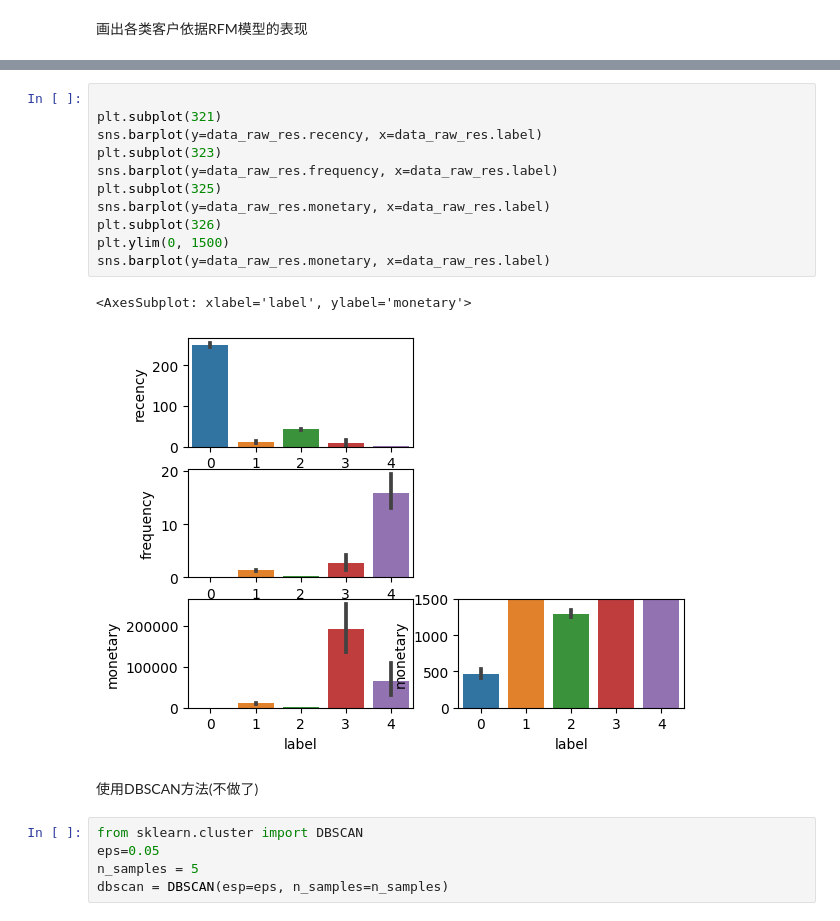
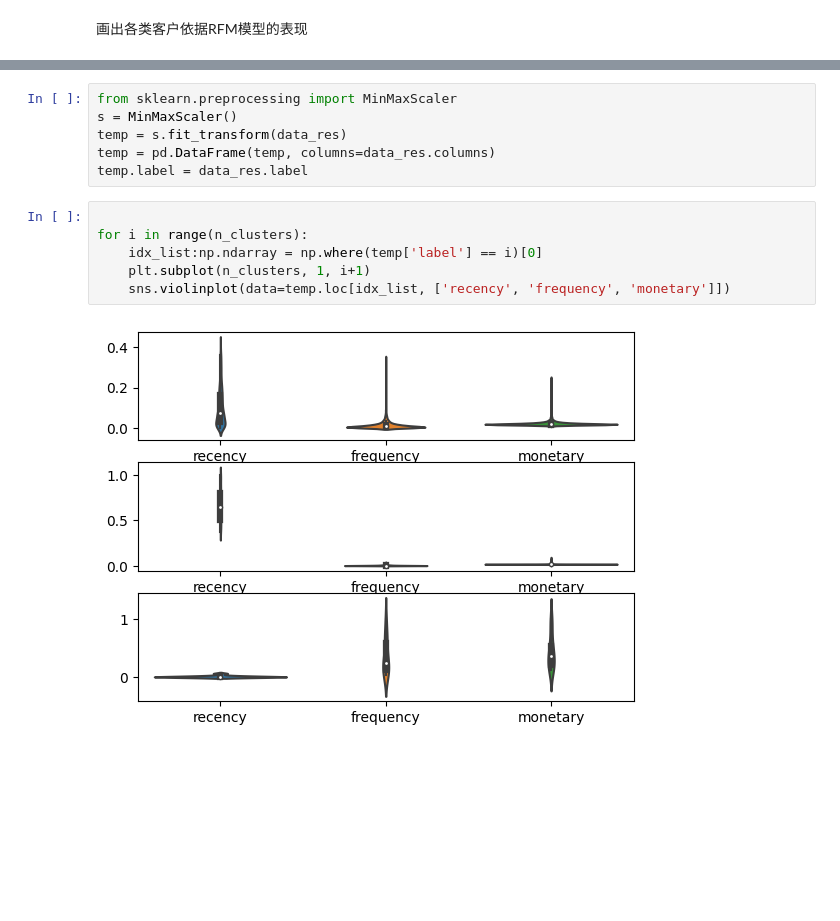
Before and after one commit to dundundundun5/python, a Jupyter notebook: kaggle/customer_seg_comp_freshman.ipynb, the cells around one changed output, grey strips where cells are left out. Saved outputs shown, nothing was run; the diff lists cells and outputs as text; blank space fills up the shorter version.

```diff
--- a/kaggle/customer_seg_comp_freshman.ipynb
+++ b/kaggle/customer_seg_comp_freshman.ipynb
@@ -63,22 +64,15 @@ data_res.label.value_counts()
 Name: label, dtype: int64
-# %%
-
-plt.subplot(321)
-sns.barplot(y=data_raw_res.recency, x=data_raw_res.label)
-plt.subplot(323)
-sns.barplot(y=data_raw_res.frequency, x=data_raw_res.label)
-plt.subplot(325)
-sns.barplot(y=data_raw_res.monetary, x=data_raw_res.label)
-plt.subplot(326)
-plt.ylim(0, 1500)
-sns.barplot(y=data_raw_res.monetary, x=data_raw_res.label)
-# %% [output]
-<AxesSubplot: xlabel='label', ylabel='monetary'>
-[figure, removed]
-# %% [markdown]
-使用DBSCAN方法(不做了)
-# %%
-from sklearn.cluster import DBSCAN
-eps=0.05
-n_samples = 5
-dbscan = DBSCAN(esp=eps, n_samples=n_samples)
+# %%
+from sklearn.preprocessing import MinMaxScaler
+s = MinMaxScaler()
+temp = s.fit_transform(data_res)
+temp = pd.DataFrame(temp, columns=data_res.columns)
+temp.label = data_res.label
+# %%
+
+for i in range(n_clusters):
+    idx_list:np.ndarray = np.where(temp['label'] == i)[0]
+    plt.subplot(n_clusters, 1, i+1)
+    sns.violinplot(data=temp.loc[idx_list, ['recency', 'frequency', 'monetary']])
+# %% [output]
+[figure, added]
```
Also changed, not shown: parts of 4 cells of this notebook, 1 other file.
